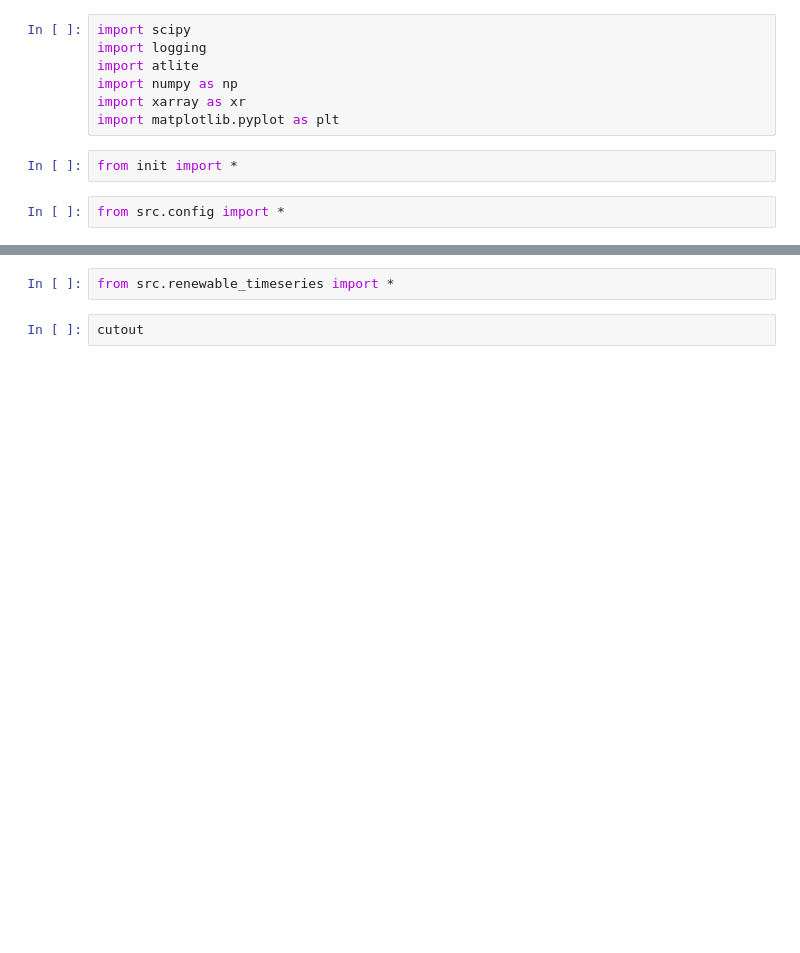
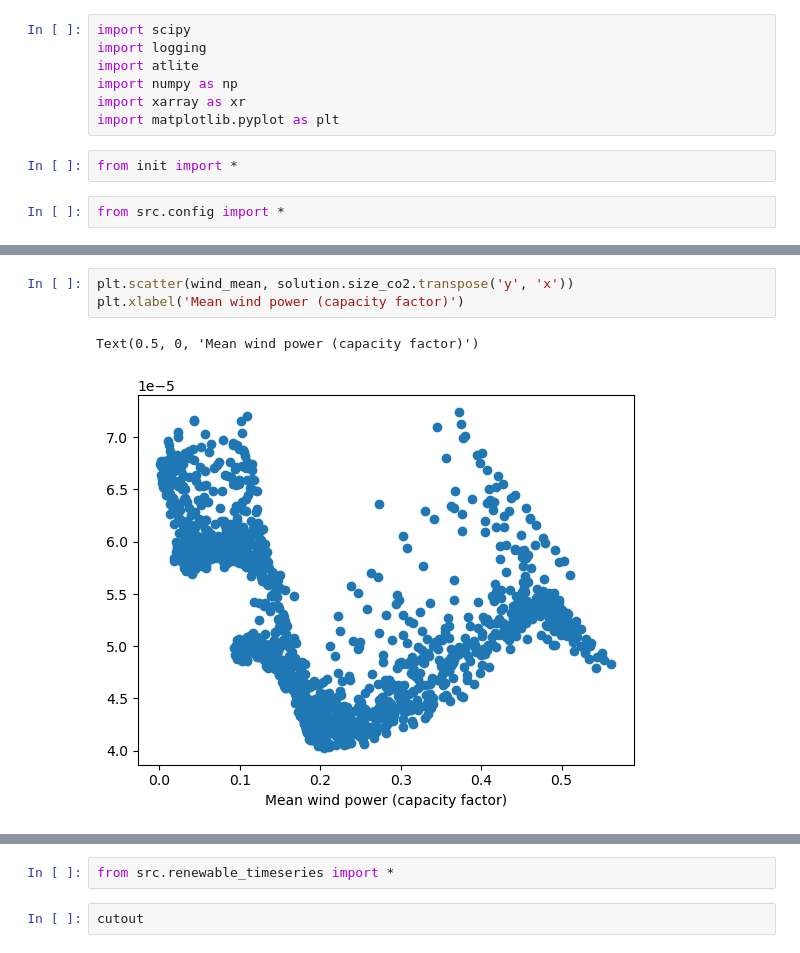
Before and after one commit to inwe-boku/syfop-global-costs, a Jupyter notebook: notebooks/test.ipynb, the cells around one changed output, grey strips where cells are left out. Saved outputs shown, nothing was run; the diff lists cells and outputs as text; blank space fills up the shorter version.

```diff
--- a/notebooks/test.ipynb
+++ b/notebooks/test.ipynb
@@ -13,0 +34,6 @@ wind = xr.open_mfdataset([INTERIM_DIR / 'wind' / f'wind_2012-{month:02d}.nc' for
+# %%
+plt.scatter(wind_mean, solution.size_co2.transpose('y', 'x'))
+plt.xlabel('Mean wind power (capacity factor)')
+# %% [output]
+Text(0.5, 0, 'Mean wind power (capacity factor)')
+[figure, added]
```
Also changed, not shown: parts of 39 cells of this notebook, 4 other files.
